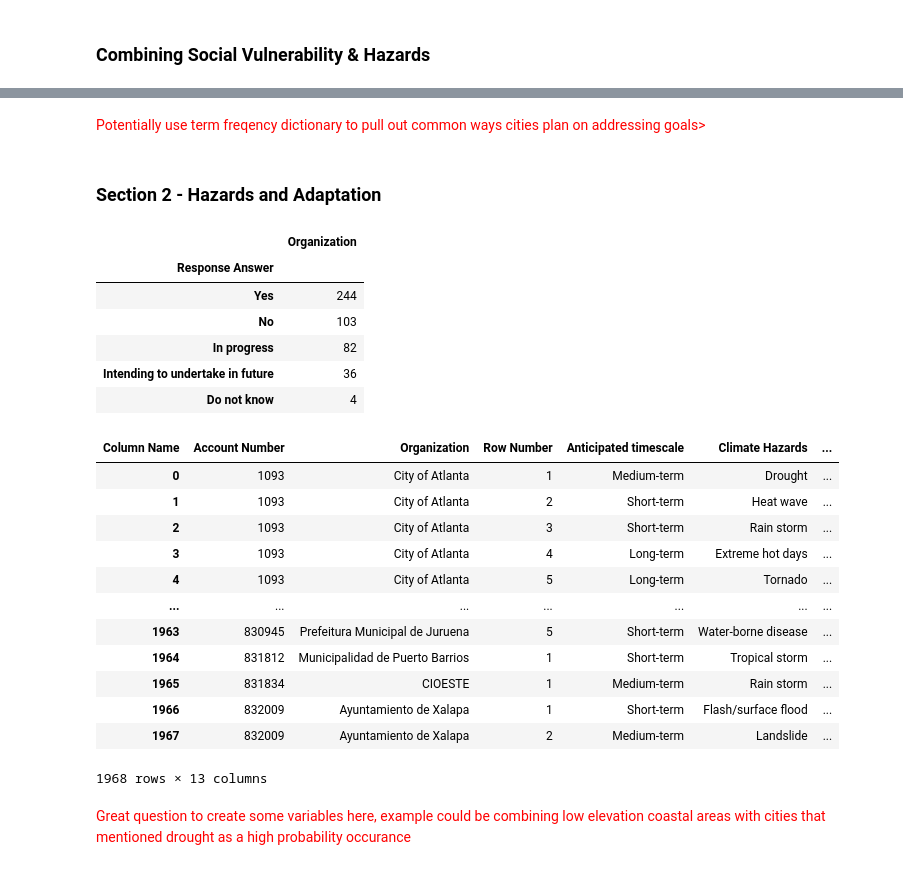
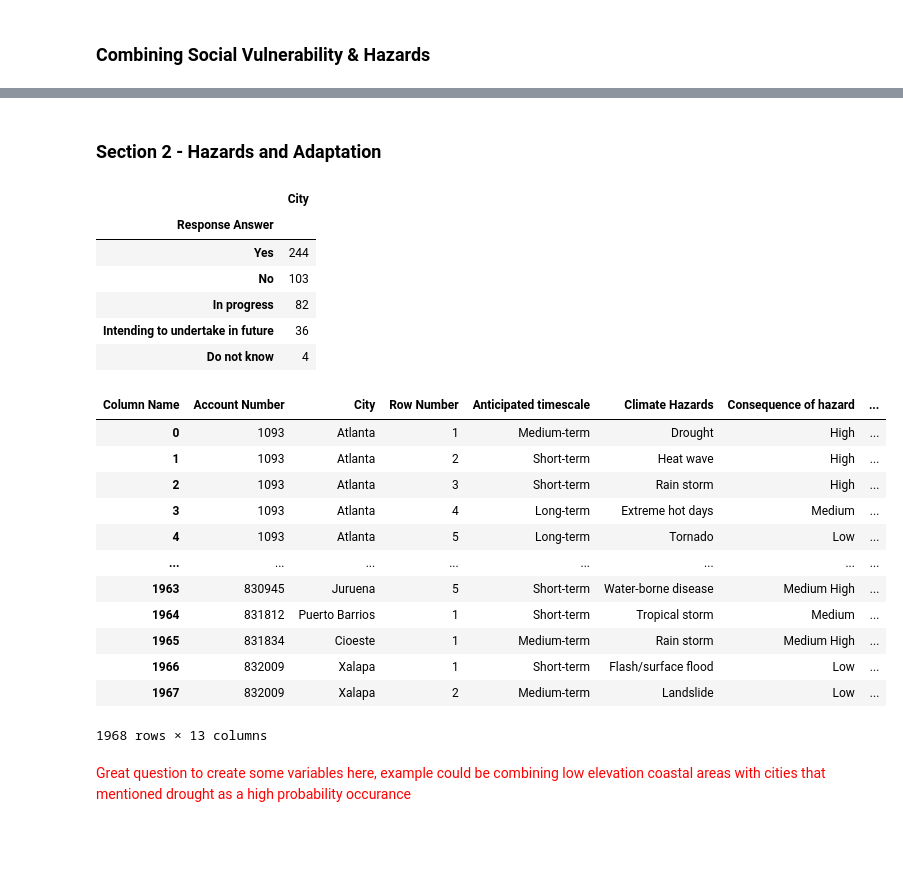
Before and after one commit to jenni4j/Climate_Dreamer_Pros, a Jupyter notebook: cities.ipynb, the cells around one changed output, grey strips where cells are left out. Drawn from its saved outputs; the diff is of its cells as text; code cells hidden in the pictures; blank space fills up the shorter version.

```diff
--- a/cities.ipynb
+++ b/cities.ipynb
@@ -177,17 +177,17 @@ city_states.groupby('City').count().head(50)
 #'Norfolk' 38.8468 -76.2851
 
 
-#cities_info.loc[cities_info['City'] == 'Key West',['Latitude']] = 24.5551
-#cities_info.loc[cities_info['City'] == 'Key West',['Longitude']] = 81.78
+cities_info.loc[cities_info['City'] == 'Key West',['Latitude']] = 24.5551
+cities_info.loc[cities_info['City'] == 'Key West',['Longitude']] = 81.78
 
-#cities_info.loc[cities_info['City'] == 'South Bend',['Latitude']] = 41.6574
-#cities_info.loc[cities_info['City'] == 'South Bend',['Longitude']] = -86.2532
+cities_info.loc[cities_info['City'] == 'South Bend',['Latitude']] = 41.6574
+cities_info.loc[cities_info['City'] == 'South Bend',['Longitude']] = -86.2532
 
-#cities_info.loc[cities_info['City'] == 'Aurora',['Latitude']] = 41.7606
-#cities_info.loc[cities_info['City'] == 'Aurora',['Longitude']] = 88.3201
+cities_info.loc[cities_info['City'] == 'Aurora',['Latitude']] = 41.7606
+cities_info.loc[cities_info['City'] == 'Aurora',['Longitude']] = 88.3201
 
-#cities_info.loc[cities_info['City'] == 'Norfolk',['Latitude']] = 38.8468
-#cities_info.loc[cities_info['City'] == 'Norfolk',['Longitude']] = -76.2851
+cities_info.loc[cities_info['City'] == 'Norfolk',['Latitude']] = 38.8468
+cities_info.loc[cities_info['City'] == 'Norfolk',['Longitude']] = -76.2851
 
 
 # use pythagorean distance to determine most likely state that the city is in
@@ -397,13 +406,11 @@ cities_df_1_4a.pivot_table(index=['Account Number', 'Organization', 'Row Number'
-# %% [markdown]
-<span style="color:red">Potentially use term freqency dictionary to pull out common ways cities plan on addressing goals>
 # %% [markdown]
 ### Section 2 - Hazards and Adaptation
 # %%
 #2.0 Has a climate change risk or vulnerability assessment been undertaken for your local government area?
 # looking at how many cities answered yes, no, in progress etc.
-cities_df[(cities_df['Question Number'] == '2.0')][['Organization','Response Answer']].groupby('Response Answer').count().sort_values('Organization',ascending=False)
+cities_clean[(cities_clean['Question Number'] == '2.0')][['City','Response Answer']].groupby('Response Answer').count().sort_values('City',ascending=False)
 # %% [output]
-|  | Organization |
+|  | City |
 | Response Answer |  |
 | Yes | 244 |
 | No | 103 |
@@ -413,27 +420,27 @@ cities_df[(cities_df['Question Number'] == '2.0')][['Organization','Response Ans
 # %%
 # 2.2a Please list the most significant climate hazards faced by your city and indicate the probability and consequence of these hazards, as well as the expected future change in frequency and intensity.
 # Please also select the top 3 assets or services that are affected by the climate hazard, and provide a description of the impact.
 
-cities_df_2_2a = cities_df[cities_df['Question Number'] == '2.2a']
-cities_df_2_2a = cities_df_2_2a[cities_df_2_2a['Response Answer'].notnull()]
+cities_clean_2_2a = cities_clean[cities_clean['Question Number'] == '2.2a']
+cities_clean_2_2a = cities_clean_2_2a[cities_clean_2_2a['Response Answer'].notnull()]
 
-cities_df_2_2a.pivot_table(index=['Account Number', 'Organization', 'Row Number'],
+cities_clean_2_2a.pivot_table(index=['Account Number', 'City', 'Row Number'],
                                      columns='Column Name',
                                      values='Response Answer',
                                      aggfunc=lambda x: ' '.join(x)).reset_index()
 # %% [output]
-| Column Name | Account Number | Organization | Row Number | Anticipated timescale | Climate Hazards | ... |
-| 0 | 1093 | City of Atlanta | 1 | Medium-term | Drought | ... |
-| 1 | 1093 | City of Atlanta | 2 | Short-term | Heat wave | ... |
-| 2 | 1093 | City of Atlanta | 3 | Short-term | Rain storm | ... |
-| 3 | 1093 | City of Atlanta | 4 | Long-term | Extreme hot days | ... |
-| 4 | 1093 | City of Atlanta | 5 | Long-term | Tornado | ... |
-| ... | ... | ... | ... | ... | ... | ... |
-| 1963 | 830945 | Prefeitura Municipal de Juruena | 5 | Short-term | Water-borne disease | ... |
-| 1964 | 831812 | Municipalidad de Puerto Barrios | 1 | Short-term | Tropical storm | ... |
-| 1965 | 831834 | CIOESTE | 1 | Medium-term | Rain storm | ... |
-| 1966 | 832009 | Ayuntamiento de Xalapa | 1 | Short-term | Flash/surface flood | ... |
-| 1967 | 832009 | Ayuntamiento de Xalapa | 2 | Medium-term | Landslide | ... |
+| Column Name | Account Number | City | Row Number | Anticipated timescale | Climate Hazards | Consequence of hazard | ... |
+| 0 | 1093 | Atlanta | 1 | Medium-term | Drought | High | ... |
+| 1 | 1093 | Atlanta | 2 | Short-term | Heat wave | High | ... |
+| 2 | 1093 | Atlanta | 3 | Short-term | Rain storm | High | ... |
+| 3 | 1093 | Atlanta | 4 | Long-term | Extreme hot days | Medium | ... |
+| 4 | 1093 | Atlanta | 5 | Long-term | Tornado | Low | ... |
+| ... | ... | ... | ... | ... | ... | ... | ... |
+| 1963 | 830945 | Juruena | 5 | Short-term | Water-borne disease | Medium High | ... |
+| 1964 | 831812 | Puerto Barrios | 1 | Short-term | Tropical storm | Medium | ... |
+| 1965 | 831834 | Cioeste | 1 | Medium-term | Rain storm | Medium High | ... |
+| 1966 | 832009 | Xalapa | 1 | Short-term | Flash/surface flood | Low | ... |
+| 1967 | 832009 | Xalapa | 2 | Medium-term | Landslide | Low | ... |
 1968 rows × 13 columns
 # %% [markdown]
 <span style="color:red">Great question to create some variables here, example could be combining low elevation coastal areas with cities that mentioned drought as a high probability occurance</span>
```
Also changed, not shown: parts of 23 cells of this notebook.
